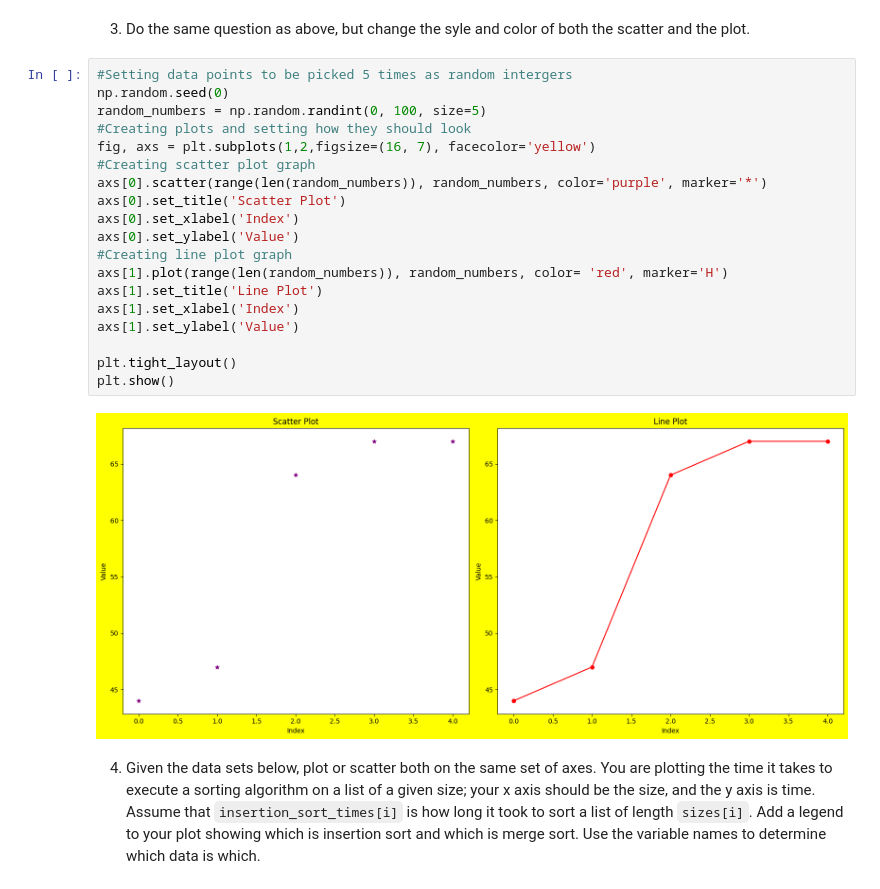
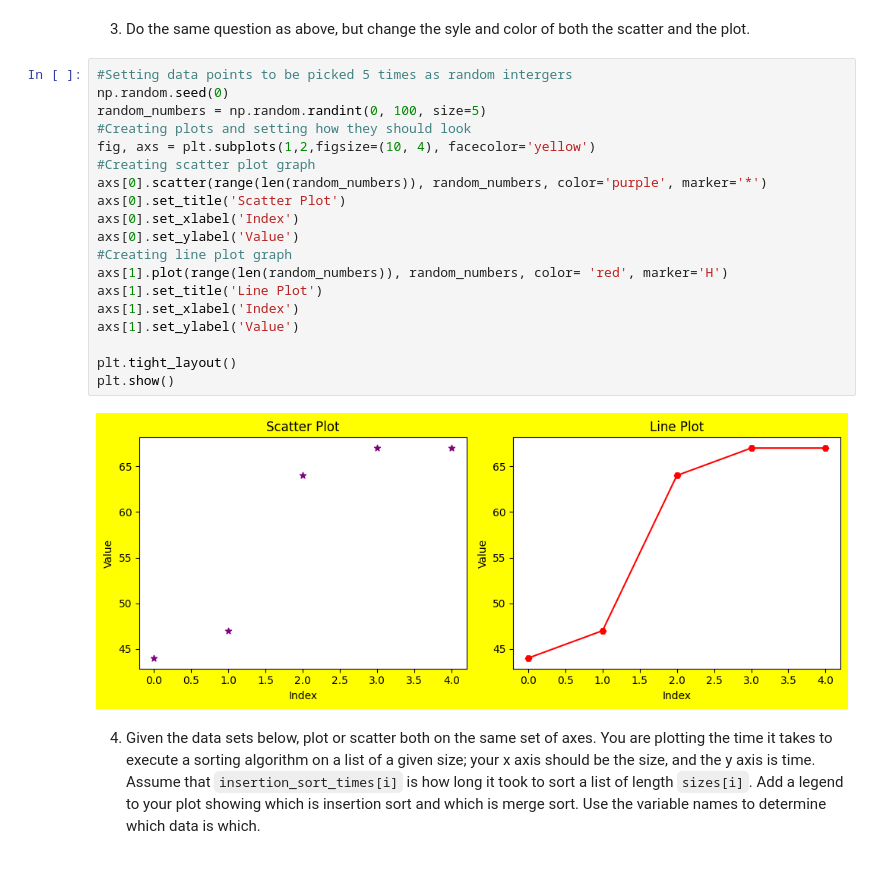
Before and after one commit to Keyoungg2/pyplot, a Jupyter notebook: pyplot.ipynb, the cells around one changed output. Cells and saved outputs as stored; diff of their text form.

```diff
--- a/pyplot.ipynb
+++ b/pyplot.ipynb
@@ -83,24 +93,24 @@ plt.show()
 # %%
 #Setting data points to be picked 5 times as random intergers
 np.random.seed(0)
 random_numbers = np.random.randint(0, 100, size=5)
 #Creating plots and setting how they should look
-fig, axs = plt.subplots(1,2,figsize=(16, 7), facecolor='yellow')
+fig, axs = plt.subplots(1,2,figsize=(10, 4), facecolor='yellow')
 #Creating scatter plot graph
 axs[0].scatter(range(len(random_numbers)), random_numbers, color='purple', marker='*')
 axs[0].set_title('Scatter Plot')
 axs[0].set_xlabel('Index')
 axs[0].set_ylabel('Value')
 #Creating line plot graph
 axs[1].plot(range(len(random_numbers)), random_numbers, color= 'red', marker='H')
 axs[1].set_title('Line Plot')
 axs[1].set_xlabel('Index')
 axs[1].set_ylabel('Value')
 
 plt.tight_layout()
 plt.show()
 # %% [output]
-[figure, old version]
+[figure, new version]
 # %% [markdown]
 4. Given the data sets below, plot or scatter both on the same set of axes.  You are plotting the time it takes to execute a sorting algorithm on a list of a given size; your x axis should be the size, and the y axis is time.  Assume that `insertion_sort_times[i]` is how long it took to sort a list of length `sizes[i]`.  Add a legend to your plot showing which is insertion sort and which is merge sort.  Use the variable names to determine which data is which.
 # %%
```
Also changed, not shown: parts of 4 cells of this notebook.
